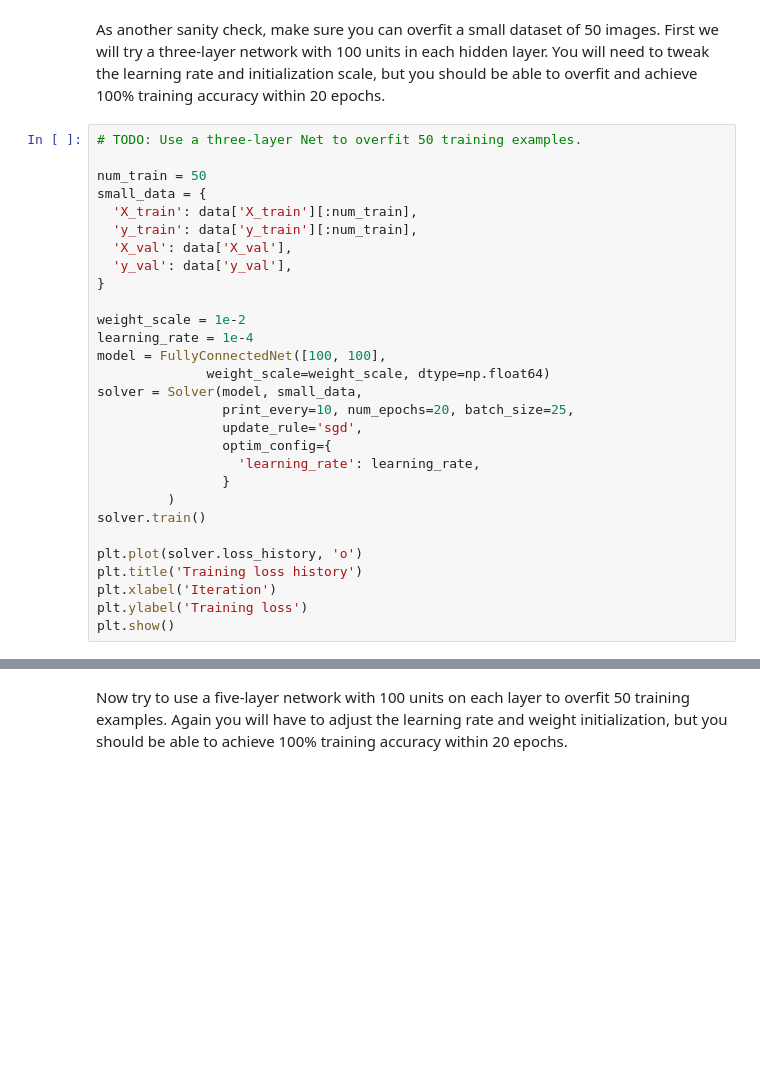
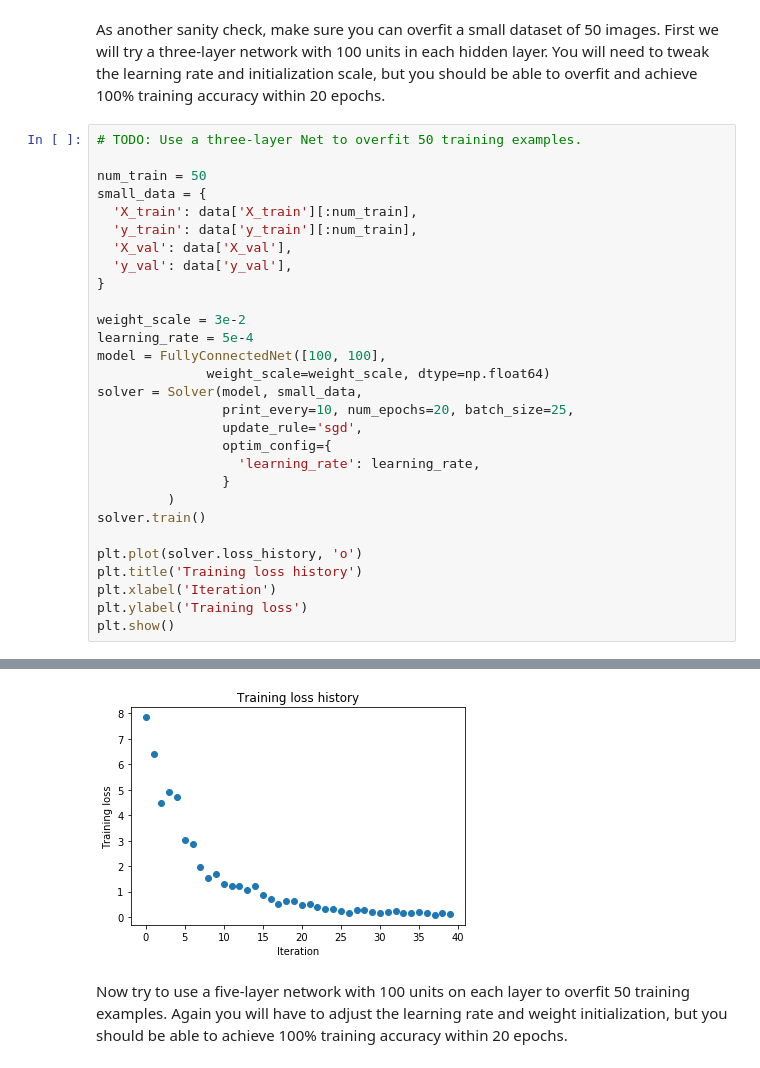
Before and after one commit to liferlisiqi/cs231, a Jupyter notebook: assignment2/FullyConnectedNets.ipynb, the cells around one changed output, grey strips where cells are left out. Saved outputs shown, nothing was run; the diff lists cells and outputs as text; blank space fills up the shorter version.

```diff
--- a/assignment2/FullyConnectedNets.ipynb
+++ b/assignment2/FullyConnectedNets.ipynb
@@ -423,8 +440,8 @@ small_data = {
   'y_val': data['y_val'],
 }
 
-weight_scale = 1e-2
-learning_rate = 1e-4
+weight_scale = 3e-2
+learning_rate = 5e-4
 model = FullyConnectedNet([100, 100],
               weight_scale=weight_scale, dtype=np.float64)
 solver = Solver(model, small_data,
@@ -441,3 +458,4 @@ plt.title('Training loss history')
 plt.xlabel('Iteration')
 plt.ylabel('Training loss')
 plt.show()
+# %% [output]
@@ -444,3 +479,4 @@ plt.show()
+[figure, added]
 # %% [markdown]
 Now try to use a five-layer network with 100 units on each layer to overfit 50 training examples. Again you will have to adjust the learning rate and weight initialization, but you should be able to achieve 100% training accuracy within 20 epochs.
 # %%
```
Also changed, not shown: parts of 8 cells of this notebook, 2 other files.
